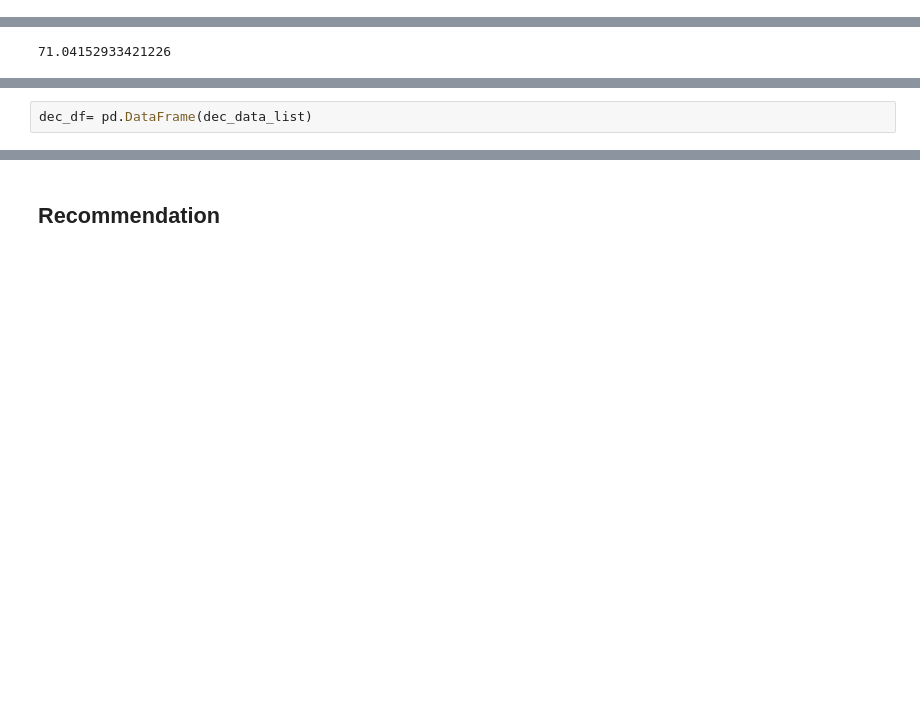
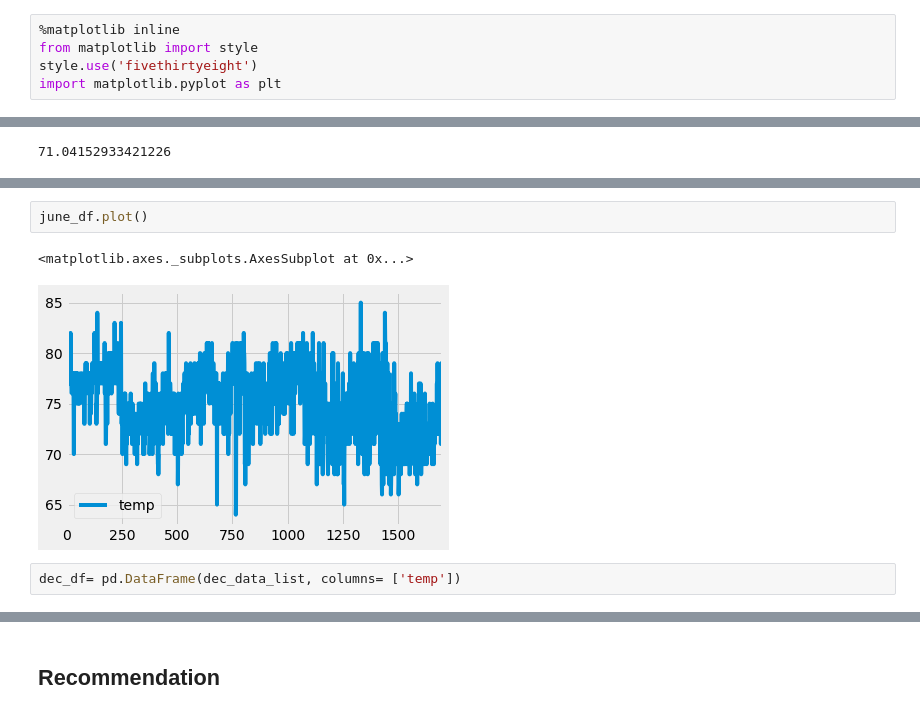
Before and after one commit to Ely-John/surf_up, a Jupyter notebook: #Module_9_Challenge.ipynb, the cells around one changed output, grey strips where cells are left out. Saved outputs shown, nothing was run; the diff lists cells and outputs as text; blank space fills up the shorter version.

```diff
--- a/#Module_9_Challenge.ipynb
+++ b/#Module_9_Challenge.ipynb
@@ -7,6 +7,11 @@ from sqlalchemy.orm import Session
 from sqlalchemy import extract
 import datetime as dt
 from sqlalchemy.ext.automap import automap_base
+# %%
+%matplotlib inline
+from matplotlib import style
+style.use('fivethirtyeight')
+import matplotlib.pyplot as plt
 # %%
 engine = create_engine("sqlite:///hawaii.sqlite")
 Base = automap_base()
@@ -48,8 +71,13 @@ june_df.describe()
 | 50% | 75.000000 |
 | 75% | 77.000000 |
 | max | 85.000000 |
+# %%
+june_df.plot()
+# %% [output]
+<matplotlib.axes._subplots.AxesSubplot at 0x...>
+[figure, added]
 # %%
-dec_df= pd.DataFrame(dec_data_list)
+dec_df= pd.DataFrame(dec_data_list, columns= ['temp'])
 # %%
 dec_df.describe()
 # %% [output]
```
Also changed, not shown: parts of 6 cells of this notebook.
